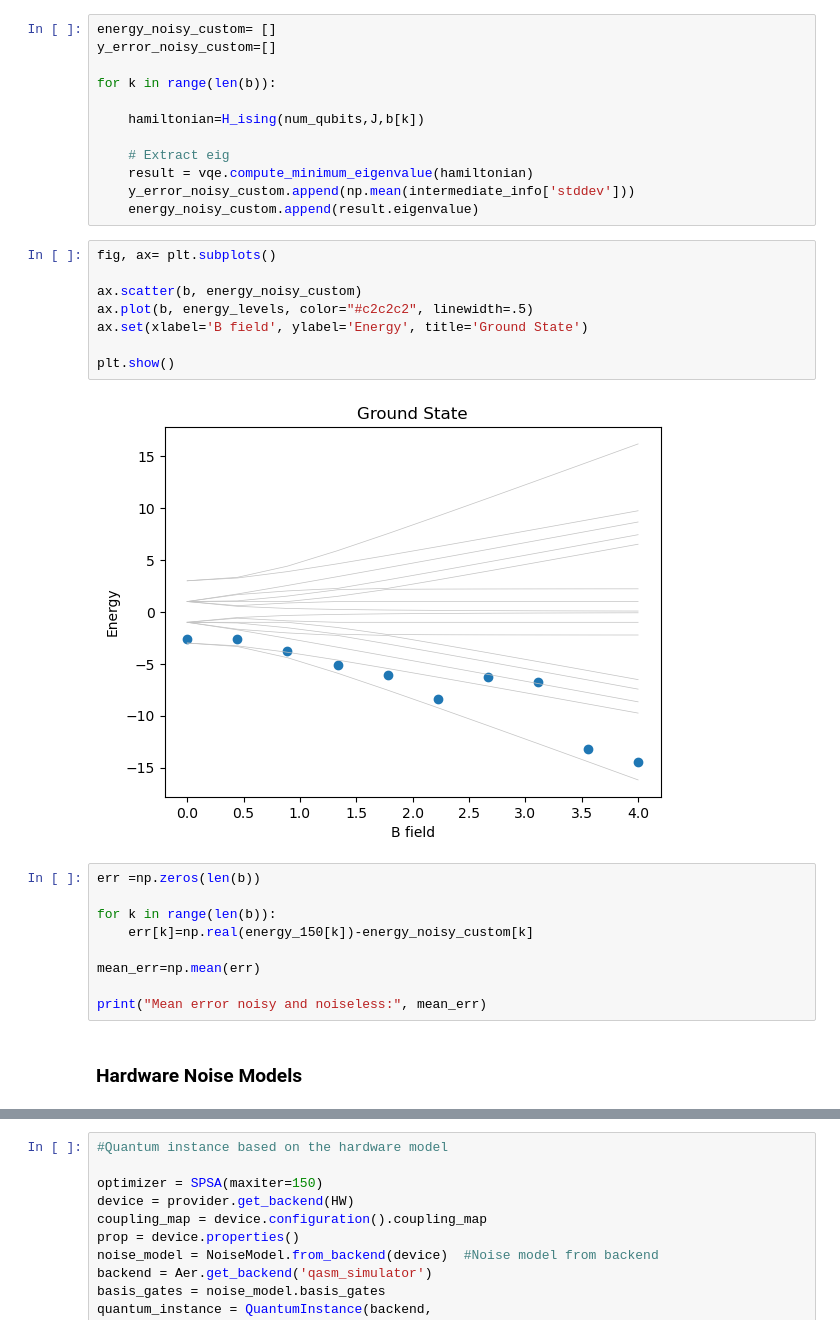
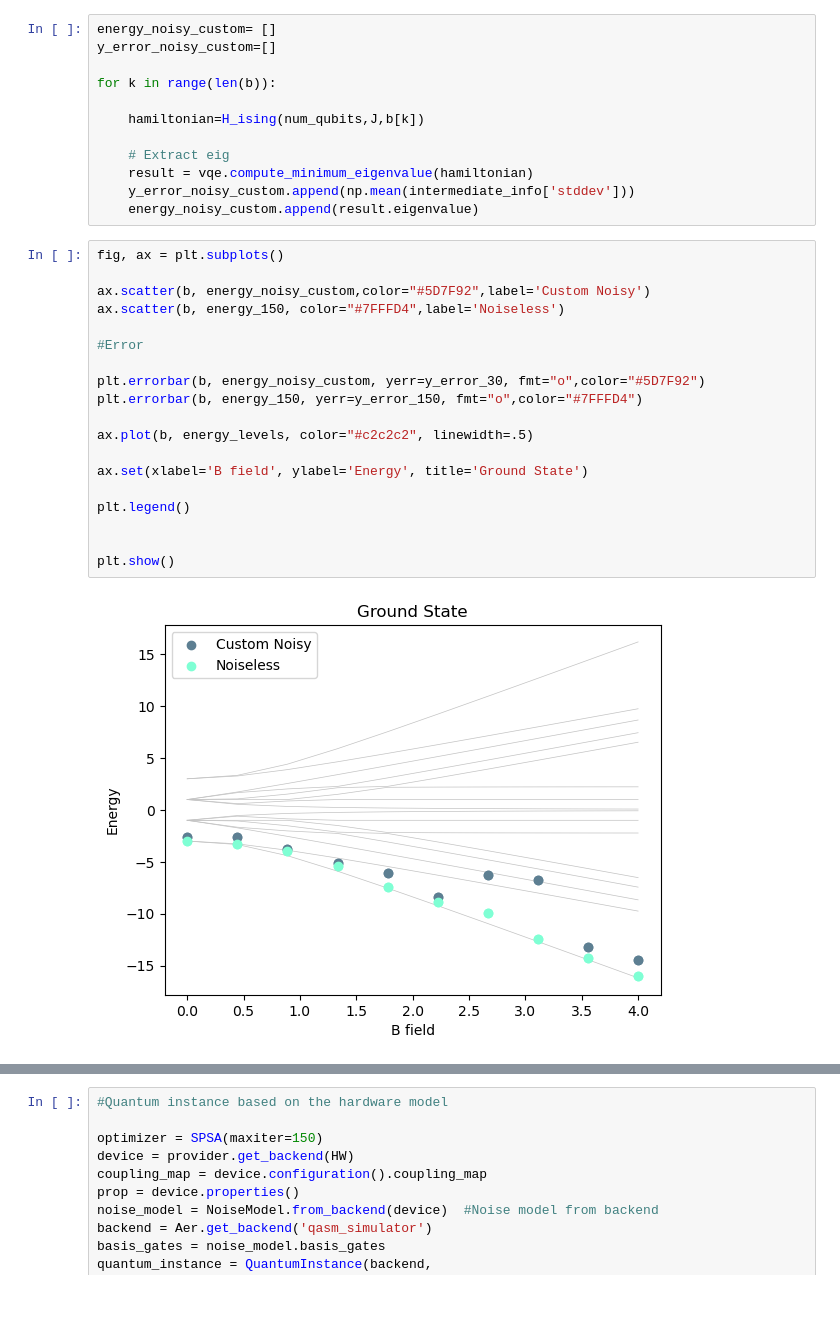
Before and after one commit to fabio99c/ProgettoAQM, a Jupyter notebook: Ground state.ipynb, the cells around one changed output, grey strips where cells are left out. Cells and saved outputs as stored; diff of their text form; blank space fills up the shorter version.

```diff
--- a/Ground state.ipynb
+++ b/Ground state.ipynb
@@ -637,23 +628,23 @@ for k in range(len(b)):
     y_error_noisy_custom.append(np.mean(intermediate_info['stddev']))
     energy_noisy_custom.append(result.eigenvalue)
 # %%
-fig, ax= plt.subplots()
+fig, ax = plt.subplots()
 
-ax.scatter(b, energy_noisy_custom)
+ax.scatter(b, energy_noisy_custom,color="#5D7F92",label='Custom Noisy')
+ax.scatter(b, energy_150, color="#7FFFD4",label='Noiseless')
+
+#Error
+
+plt.errorbar(b, energy_noisy_custom, yerr=y_error_30, fmt="o",color="#5D7F92")
+plt.errorbar(b, energy_150, yerr=y_error_150, fmt="o",color="#7FFFD4")
+
 ax.plot(b, energy_levels, color="#c2c2c2", linewidth=.5)
+
 ax.set(xlabel='B field', ylabel='Energy', title='Ground State')
 
+plt.legend()
+
+
 plt.show()
 # %% [output]
-[figure, old version]
+[figure, new version]
-# %%
-err =np.zeros(len(b))
-
-for k in range(len(b)):
-    err[k]=np.real(energy_150[k])-energy_noisy_custom[k]
-
-mean_err=np.mean(err)
-
-print("Mean error noisy and noiseless:", mean_err)
-# %% [markdown]
-### Hardware Noise Models
```
Also changed, not shown: parts of 12 cells of this notebook.
